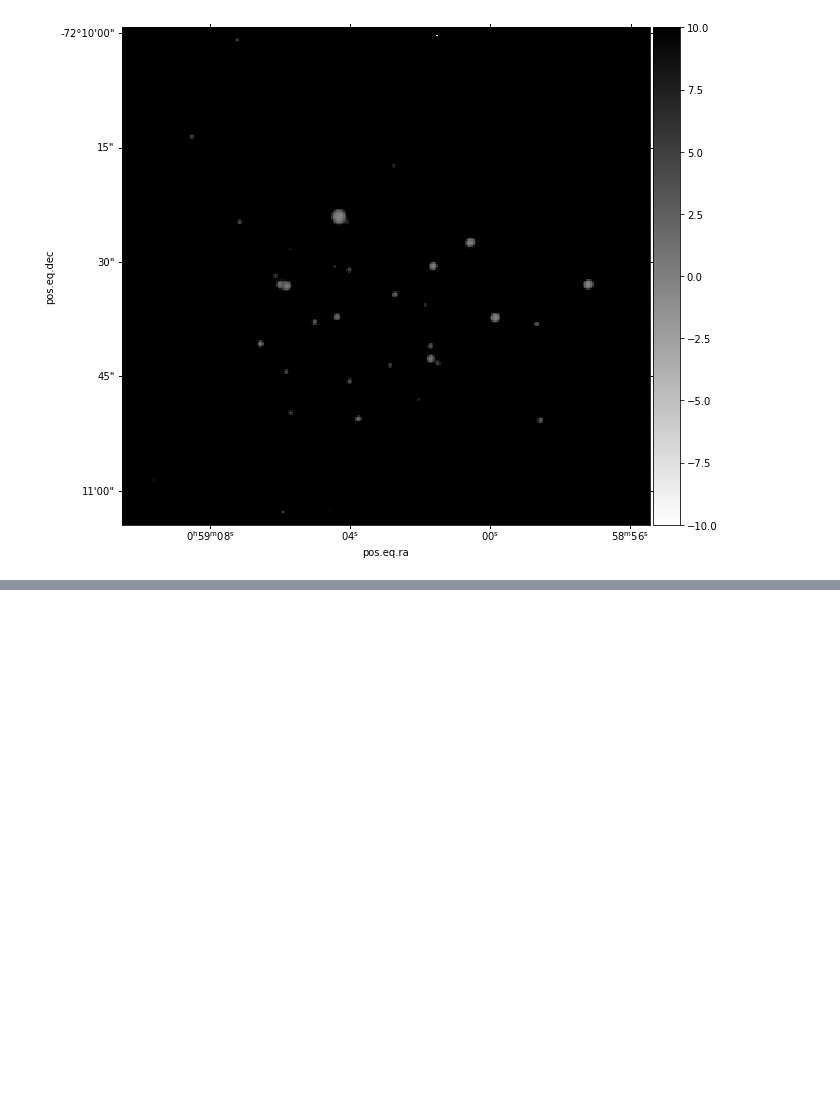
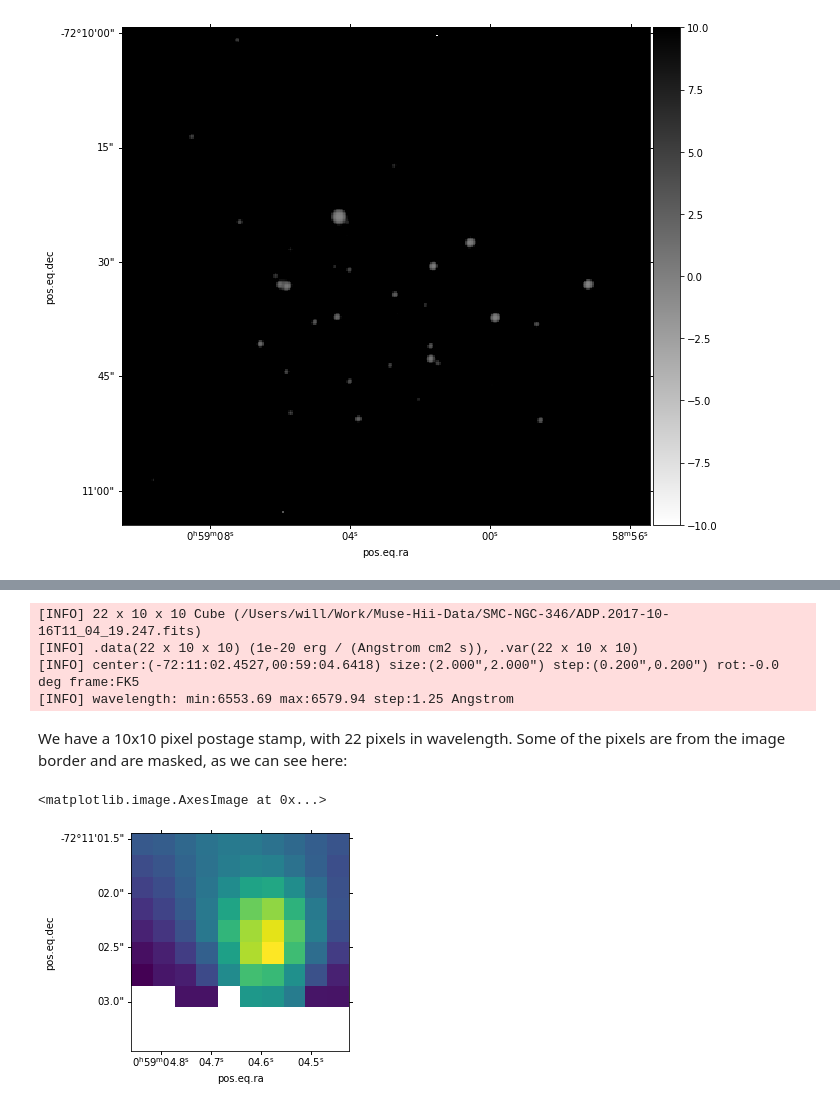
Before and after one commit to will-henney/muse-hii-regions, a Jupyter notebook: notebooks/01-extract-subregions.ipynb, the cells around one changed output, grey strips where cells are left out. Drawn from its saved outputs; the diff is of its cells as text; code cells hidden in the pictures; blank space fills up the shorter version.

```diff
--- a/notebooks/01-extract-subregions.ipynb
+++ b/notebooks/01-extract-subregions.ipynb
@@ -149,0 +160,16 @@ IndexError: index 326 is out of bounds for axis 1 with size 326
+# %%
+cc = cube[:, 5:15, 130:140].select_lambda(6554.0, 6581.0)
+# %%
+cc.info()
+# %% [output]
+[INFO] 22 x 10 x 10 Cube (/Users/will/Work/Muse-Hii-Data/SMC-NGC-346/ADP.2017-10-16T11_04_19.247.fits)
+[INFO] .data(22 x 10 x 10) (1e-20 erg / (Angstrom cm2 s)), .var(22 x 10 x 10)
+[INFO] center:(-72:11:02.4527,00:59:04.6418) size:(2.000",2.000") step:(0.200",0.200") rot:-0.0 deg frame:FK5
+[INFO] wavelength: min:6553.69 max:6579.94 step:1.25 Angstrom
+# %% [markdown]
+We have a 10x10 pixel postage stamp, with 22 pixels in wavelength. Some of the pixels are from the image border and are masked, as we can see here:
+# %%
+cc.sum(axis=0).plot(use_wcs=True)
+# %% [output]
+<matplotlib.image.AxesImage at 0x...>
+[figure, added]
```
Also changed, not shown: parts of 79 cells of this notebook, 2 other files.
